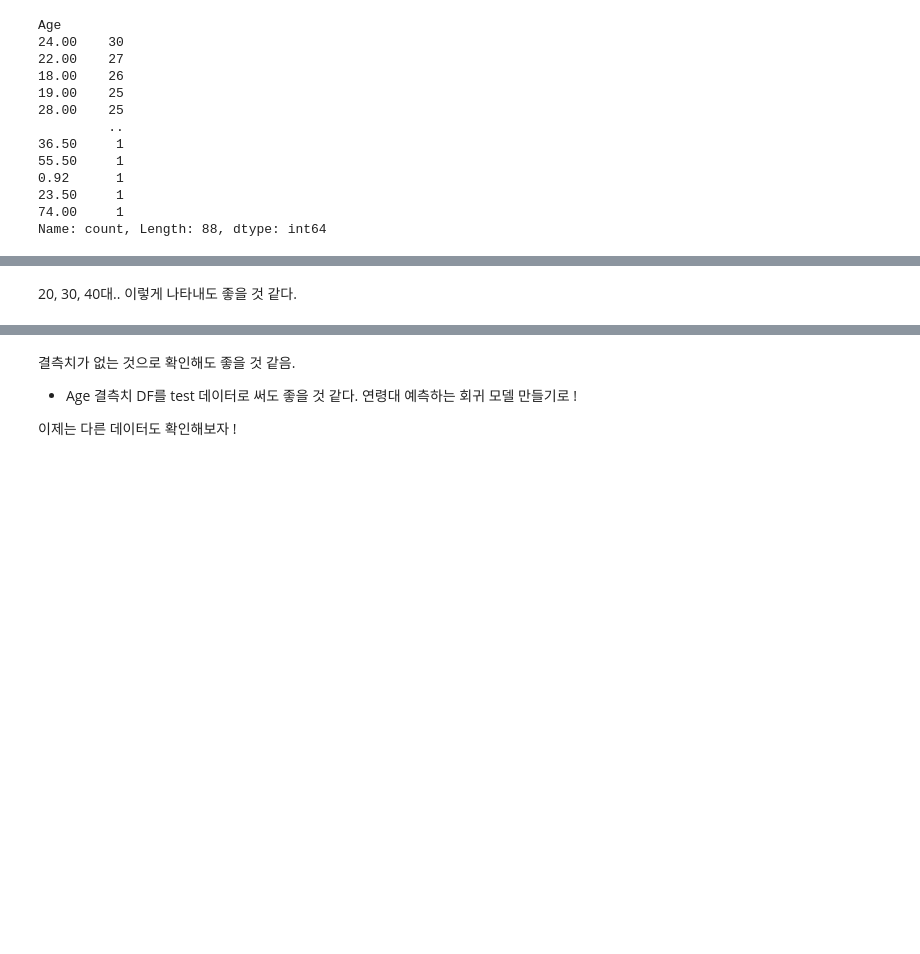
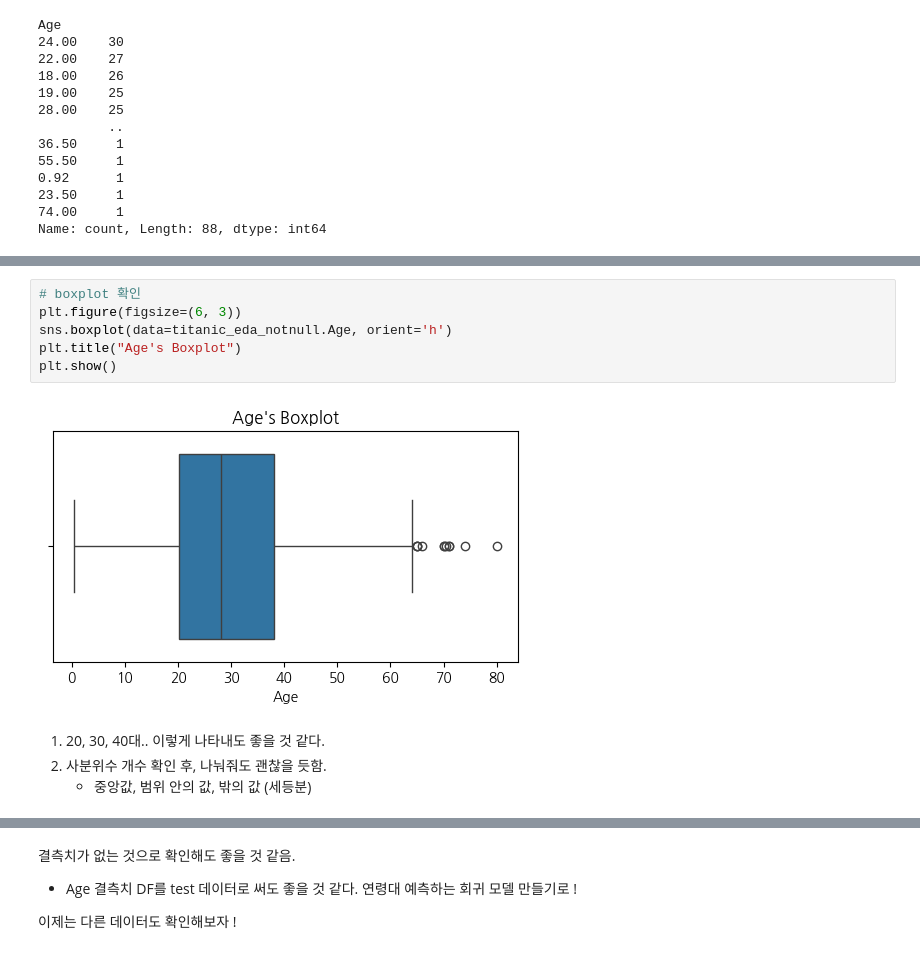
Before and after one commit to SurinSeong/machine_learning, a Jupyter notebook: ML_Final_Review_01.ipynb, the cells around one changed output, grey strips where cells are left out. Cells and saved outputs as stored; diff of their text form; blank space fills up the shorter version.

```diff
--- a/ML_Final_Review_01.ipynb
+++ b/ML_Final_Review_01.ipynb
@@ -216,5 +228,15 @@ Name: count, Length: 88, dtype: int64
+# %%
+# boxplot 확인
+plt.figure(figsize=(6, 3))
+sns.boxplot(data=titanic_eda_notnull.Age, orient='h')
+plt.title("Age's Boxplot")
+plt.show()
+# %% [output]
+[figure, added]
 # %% [markdown]
-20, 30, 40대.. 이렇게 나타내도 좋을 것 같다.
+1. 20, 30, 40대.. 이렇게 나타내도 좋을 것 같다.
+2. 사분위수 개수 확인 후, 나눠줘도 괜찮을 듯함.
+    * 중앙값, 범위 안의 값, 밖의 값 (세등분)
 # %%
 # 범주형 데이터로 바꾸기
 # 컬럼명 : Age_range
```
Also changed, not shown: parts of 23 cells of this notebook.
